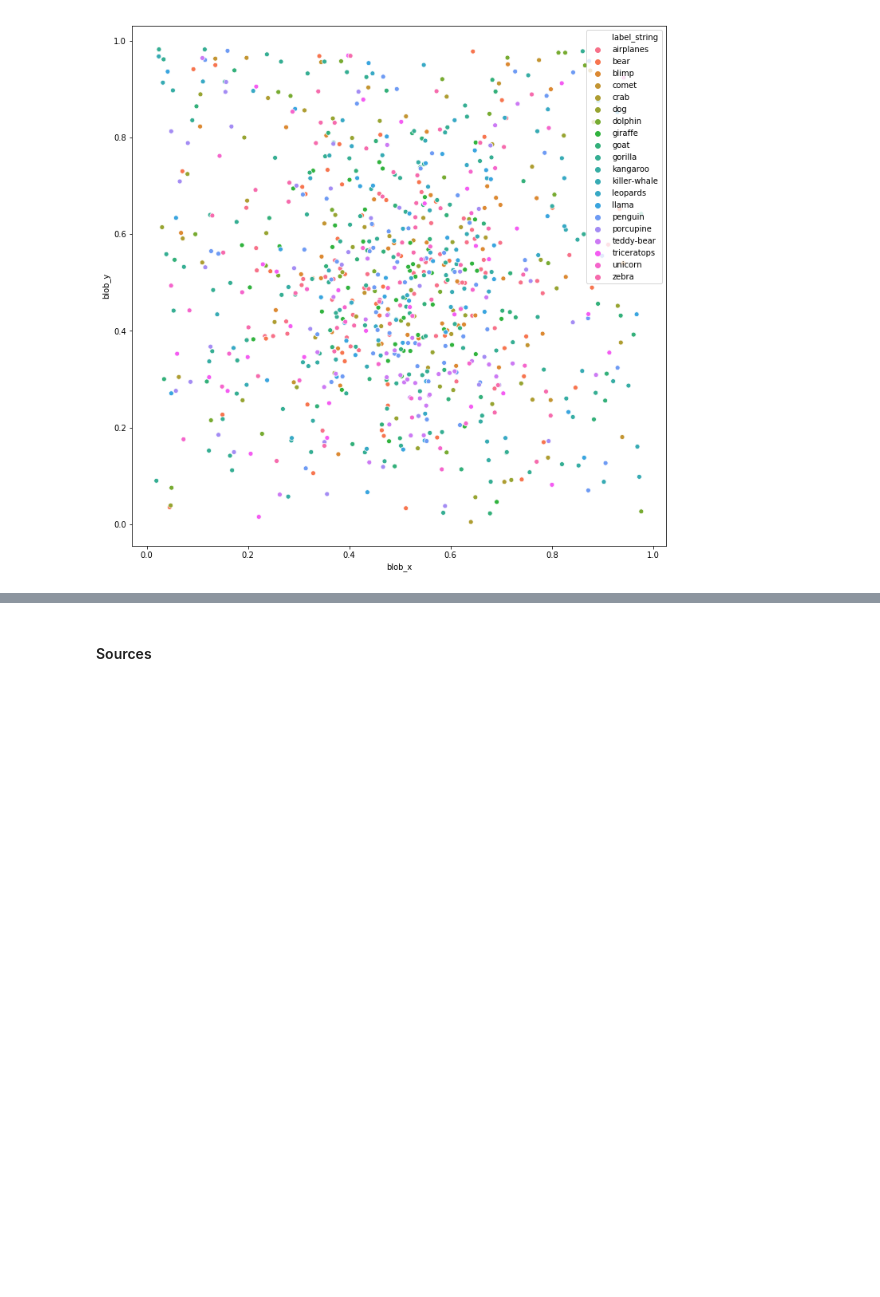
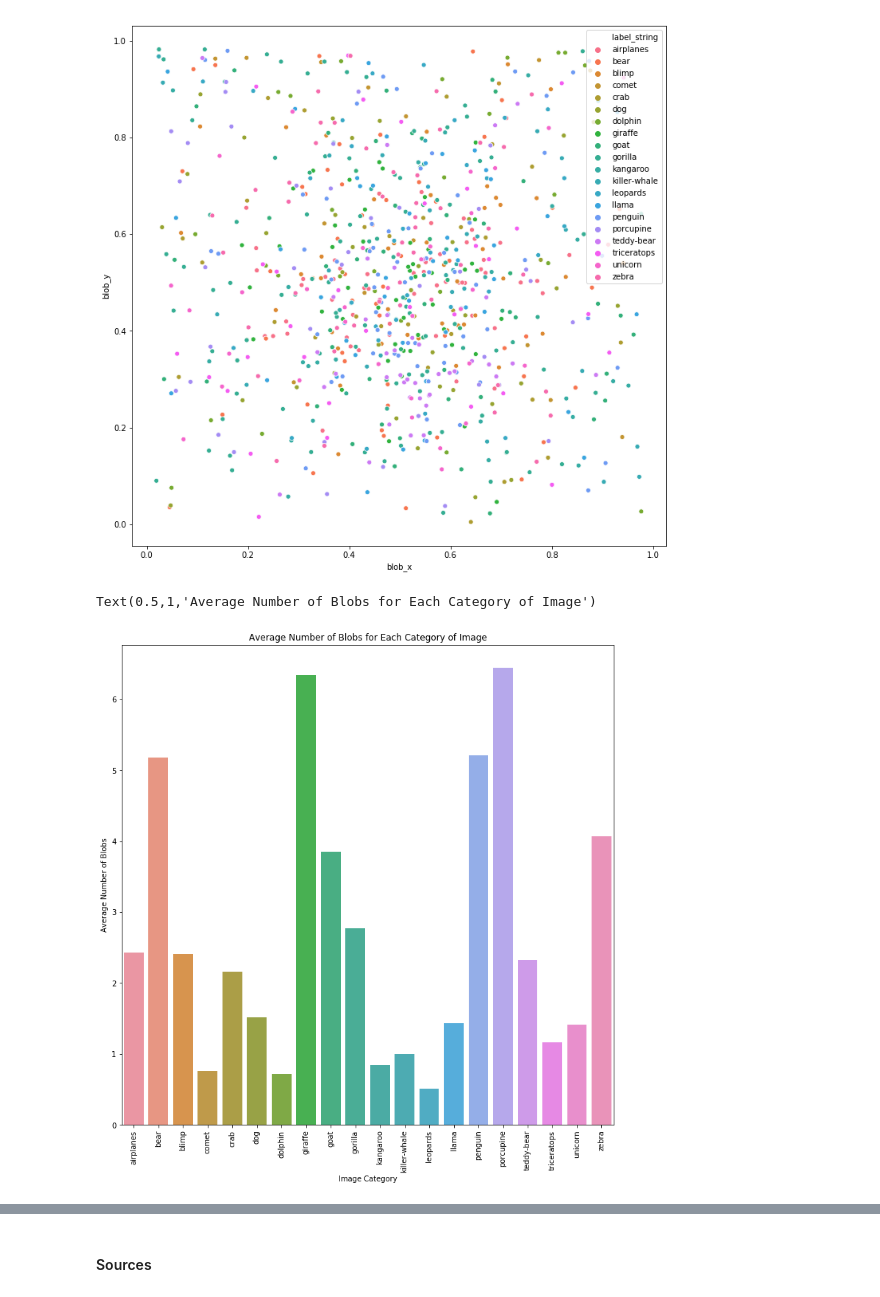
Before and after one commit to chriscorrea14/ds100_final_proj, a Jupyter notebook: GradProject_NB2.ipynb, the cells around one changed output, grey strips where cells are left out. Drawn from its saved outputs; the diff is of its cells as text; code cells hidden in the pictures; blank space fills up the shorter version.

```diff
--- a/GradProject_NB2.ipynb
+++ b/GradProject_NB2.ipynb
@@ -335,6 +344,17 @@ sns.scatterplot(x='blob_x', y='blob_y', data=eda_data, hue='label_string')
 # %% [output]
 <matplotlib.axes._subplots.AxesSubplot at 0x...>
 [figure]
+# %%
+plt.figure(figsize=[12,12])
+sns.barplot(x=eda_data.groupby(['label']).mean().reset_index()['label'],
+            y=eda_data.groupby(['label']).mean()['blob_num'])
+plt.xticks(np.arange(0,20), categories, rotation=90);
+plt.xlabel('Image Category')
+plt.ylabel('Average Number of Blobs')
+plt.title('Average Number of Blobs for Each Category of Image')
+# %% [output]
+Text(0.5,1,'Average Number of Blobs for Each Category of Image')
+[figure, added]
 # %%
 plt.figure(figsize=[12,12])
 sns.barplot(x=eda_data.groupby(['label']).mean().reset_index()['label'],
```
Also changed, not shown: parts of 4 cells of this notebook, 2 other files.
